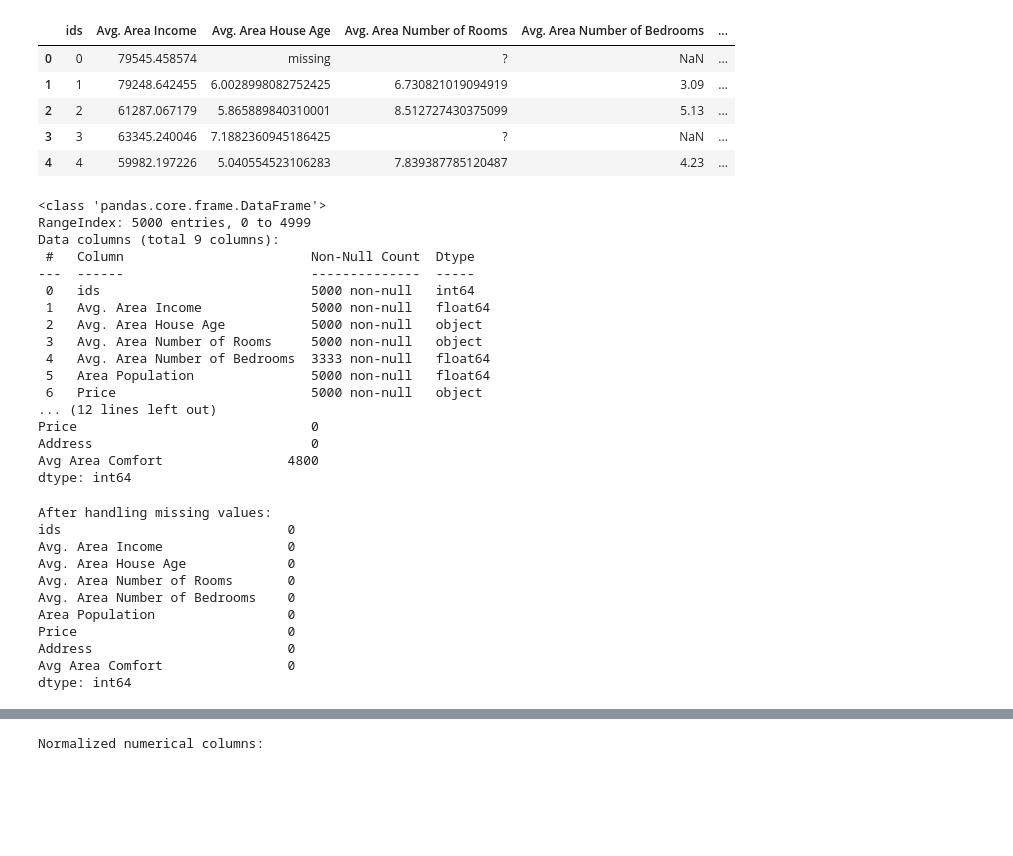
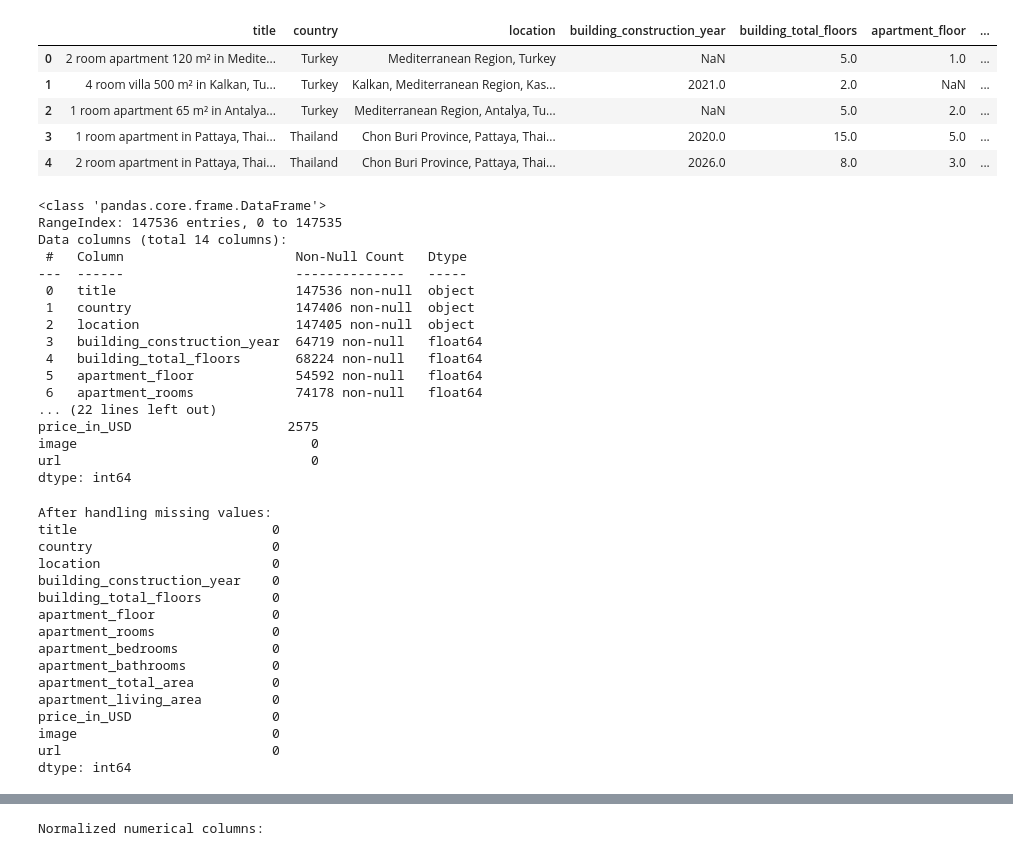
Before and after one commit to ritxzn/Machine-Learning-Frameworks-Final-Project, a Jupyter notebook: ML_ framework_Final.ipynb, the cells around one changed output, grey strips where cells are left out. Drawn from its saved outputs; the diff is of its cells as text; code cells hidden in the pictures; blank space fills up the shorter version.

```diff
--- a/ML_ framework_Final.ipynb
+++ b/ML_ framework_Final.ipynb
@@ -5,18 +5,18 @@ import matplotlib.pyplot as plt
 import seaborn as sns
 # %%
 # Load the dataset
-file_path = r"C:\Users\ravir\Downloads\RealEstates.csv"
+file_path = r"C:\Users\ravir\Downloads\world_real_estate_data(147k).csv..csv"
 data = pd.read_csv(file_path)
 
 # Display the first few rows
 data.head()
 # %% [output]
-|  | ids | Avg. Area Income | Avg. Area House Age | Avg. Area Number of Rooms | Avg. Area Number of Bedrooms | ... |
-| 0 | 0 | 79545.458574 | missing | ? | NaN | ... |
-| 1 | 1 | 79248.642455 | 6.0028998082752425 | 6.730821019094919 | 3.09 | ... |
-| 2 | 2 | 61287.067179 | 5.865889840310001 | 8.512727430375099 | 5.13 | ... |
-| 3 | 3 | 63345.240046 | 7.1882360945186425 | ? | NaN | ... |
-| 4 | 4 | 59982.197226 | 5.040554523106283 | 7.839387785120487 | 4.23 | ... |
+|  | title | country | location | building_construction_year | building_total_floors | apartment_floor | ... |
+| 0 | 2 room apartment 120 m² in Medite... | Turkey | Mediterranean Region, Turkey | NaN | 5.0 | 1.0 | ... |
+| 1 | 4 room villa 500 m² in Kalkan, Tu... | Turkey | Kalkan, Mediterranean Region, Kas... | 2021.0 | 2.0 | NaN | ... |
+| 2 | 1 room apartment 65 m² in Antalya... | Turkey | Mediterranean Region, Antalya, Tu... | NaN | 5.0 | 2.0 | ... |
+| 3 | 1 room apartment in Pattaya, Thai... | Thailand | Chon Buri Province, Pattaya, Thai... | 2020.0 | 15.0 | 5.0 | ... |
+| 4 | 2 room apartment in Pattaya, Thai... | Thailand | Chon Buri Province, Pattaya, Thai... | 2026.0 | 8.0 | 3.0 | ... |
 # %%
 # Get an overview of the dataset
 data.info()
@@ -26,21 +26,21 @@ print("\nNull values in each column:")
 print(data.isnull().sum())
 # %% [output]
 <class 'pandas.core.frame.DataFrame'>
-RangeIndex: 5000 entries, 0 to 4999
-Data columns (total 9 columns):
- #   Column                        Non-Null Count  Dtype
----  ------                        --------------  -----
- 0   ids                           5000 non-null   int64
- 1   Avg. Area Income              5000 non-null   float64
- 2   Avg. Area House Age           5000 non-null   object
- 3   Avg. Area Number of Rooms     5000 non-null   object
- 4   Avg. Area Number of Bedrooms  3333 non-null   float64
- 5   Area Population               5000 non-null   float64
- 6   Price                         5000 non-null   object
-... (12 lines left out)
-Price                              0
-Address                            0
-Avg Area Comfort                4800
+RangeIndex: 147536 entries, 0 to 147535
+Data columns (total 14 columns):
+ #   Column                      Non-Null Count   Dtype
+---  ------                      --------------   -----
+ 0   title                       147536 non-null  object
+ 1   country                     147406 non-null  object
+ 2   location                    147405 non-null  object
+ 3   building_construction_year  64719 non-null   float64
+ 4   building_total_floors       68224 non-null   float64
+ 5   apartment_floor             54592 non-null   float64
+ 6   apartment_rooms             74178 non-null   float64
+... (22 lines left out)
+price_in_USD                    2575
+image                              0
+url                                0
 dtype: int64
 # %%
 # Handle missing values (example: drop or fill with mean/median)
@@ -52,15 +52,20 @@ print("After handling missing values:")
 print(data.isnull().sum())
 # %% [output]
 After handling missing values:
-ids                             0
-Avg. Area Income                0
-Avg. Area House Age             0
-Avg. Area Number of Rooms       0
-Avg. Area Number of Bedrooms    0
-Area Population                 0
-Price                           0
-Address                         0
-Avg Area Comfort                0
+title                         0
+country                       0
+location                      0
+building_construction_year    0
+building_total_floors         0
+apartment_floor               0
+apartment_rooms               0
+apartment_bedrooms            0
+apartment_bathrooms           0
+apartment_total_area          0
+apartment_living_area         0
+price_in_USD                  0
+image                         0
+url                           0
 dtype: int64
 # %%
 # Check for duplicates
```
Also changed, not shown: parts of 3 cells of this notebook.
